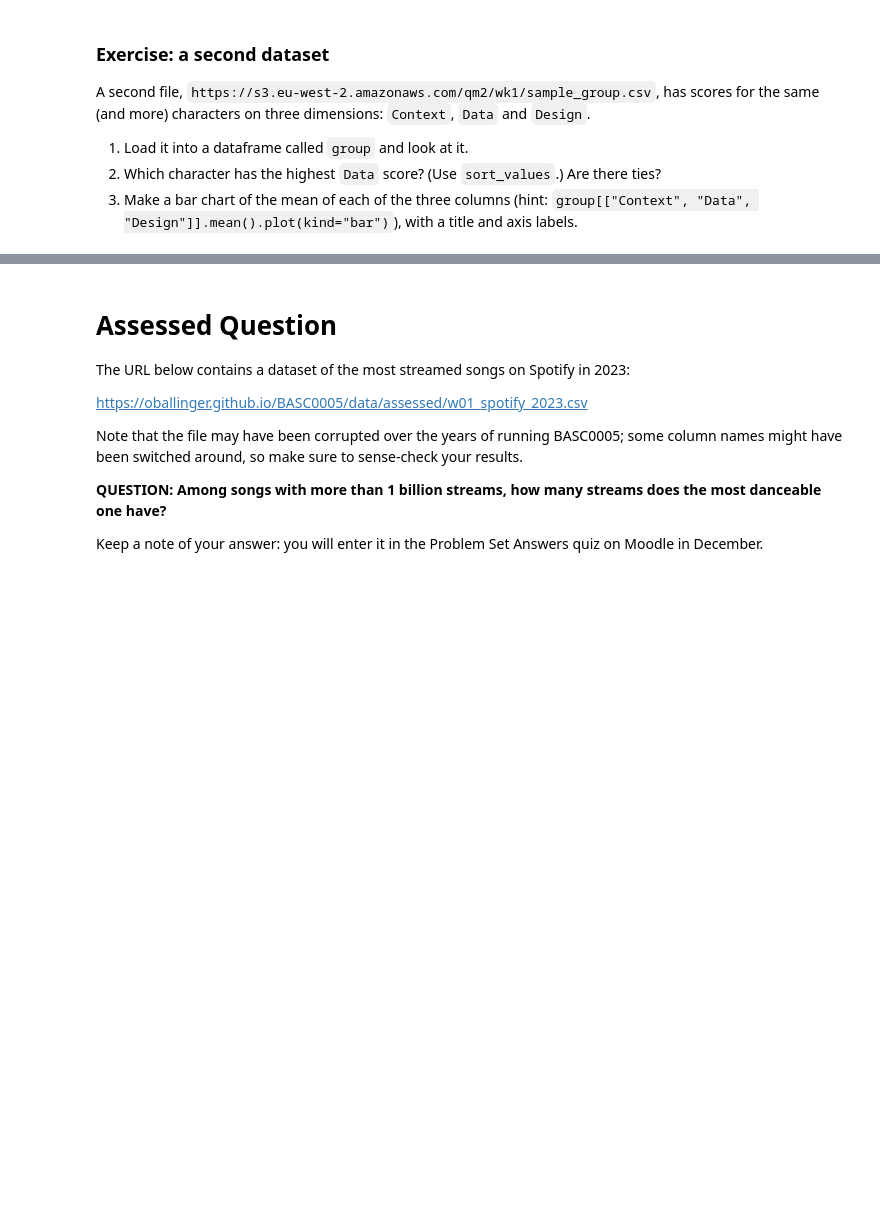
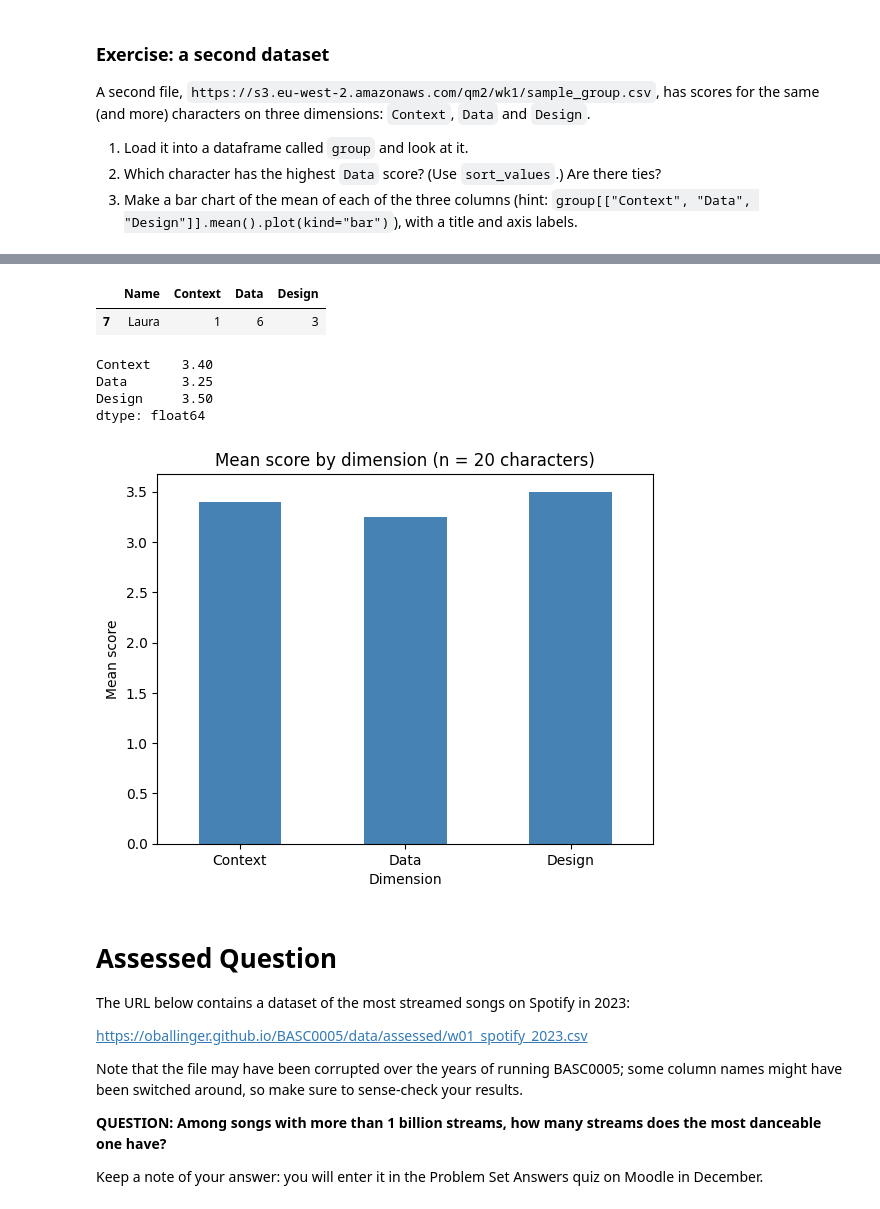
Before and after one commit to 7464986/qm2, a Jupyter notebook: notebooks/W01. Python Recap.ipynb, the cells around one changed output, grey strips where cells are left out. Drawn from its saved outputs; the diff is of its cells as text; code cells hidden in the pictures; blank space fills up the shorter version.

```diff
--- a/notebooks/W01. Python Recap.ipynb
+++ b/notebooks/W01. Python Recap.ipynb
@@ -262,3 +299,5 @@ A second file, `https://s3.eu-west-2.amazonaws.com/qm2/wk1/sample_group.csv`, ha
 3. Make a bar chart of the mean of each of the three columns (hint: `group[["Context", "Data", "Design"]].mean().plot(kind="bar")`), with a title and axis labels.
 # %%
 # your code here
+group = pd.read_csv("https://s3.eu-west-2.amazonaws.com/qm2/wk1/sample_group.csv")
+group
@@ -265,3 +331,24 @@ A second file, `https://s3.eu-west-2.amazonaws.com/qm2/wk1/sample_group.csv`, ha
+# %%
+group[group["Data"] == group["Data"].max()] #no tie at the top
+# %% [output]
+|  | Name | Context | Data | Design |
+| 7 | Laura | 1 | 6 | 3 |
+# %%
+means = group[["Context", "Data", "Design"]].mean()
+print(means)   # Context 3.40, Data 3.25, Design 3.50
+
+ax = means.plot(kind="bar", color="steelblue")
+ax.set_title("Mean score by dimension (n = 20 characters)")
+ax.set_xlabel("Dimension")
+ax.set_ylabel("Mean score")
+plt.xticks(rotation=0)
+plt.show()
+# %% [output]
+Context    3.40
+Data       3.25
+Design     3.50
+dtype: float64
+[figure, added]
 # %% [markdown]
 # Assessed Question
 
```
Also changed, not shown: parts of 11 cells of this notebook.
